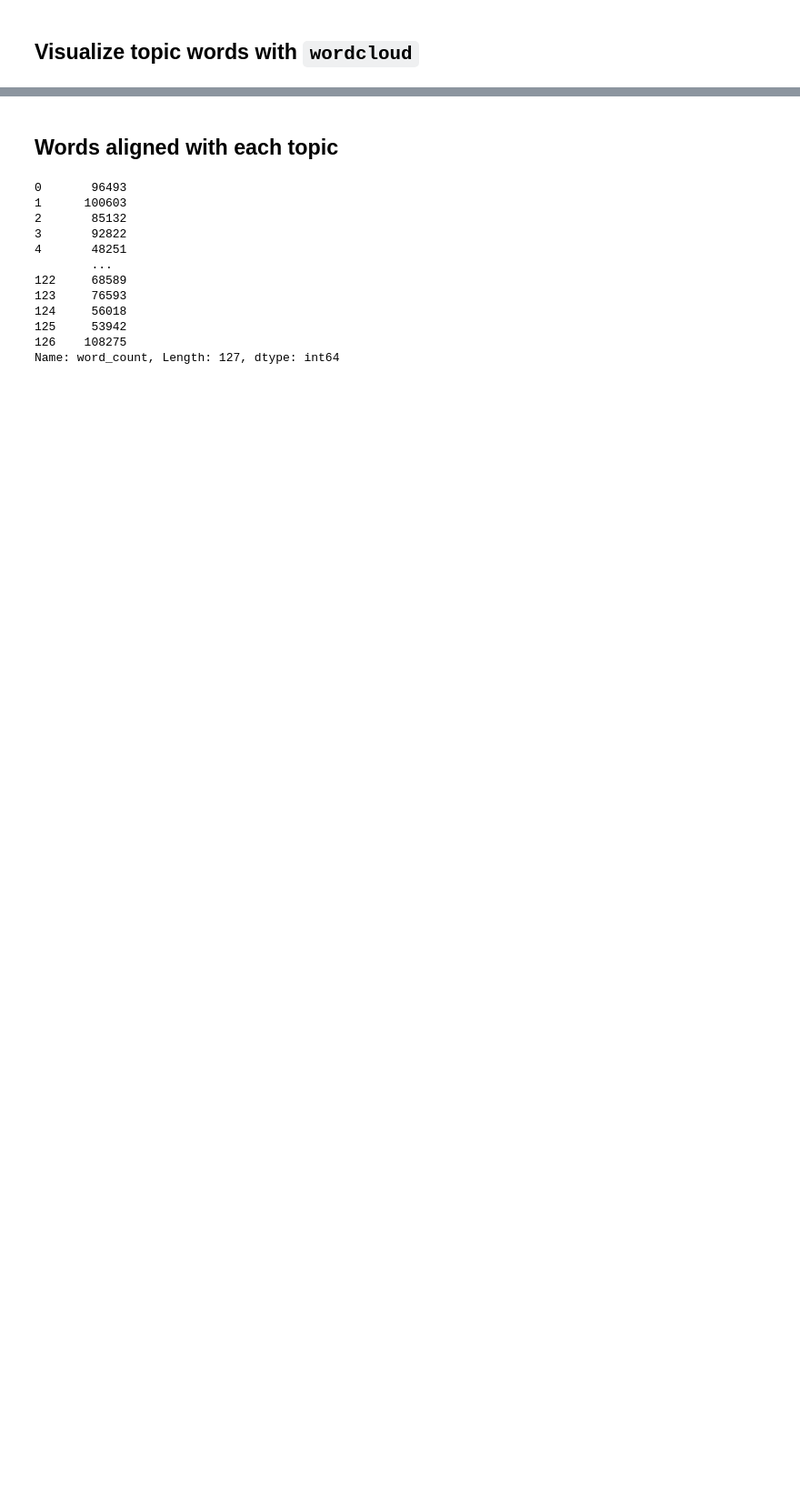
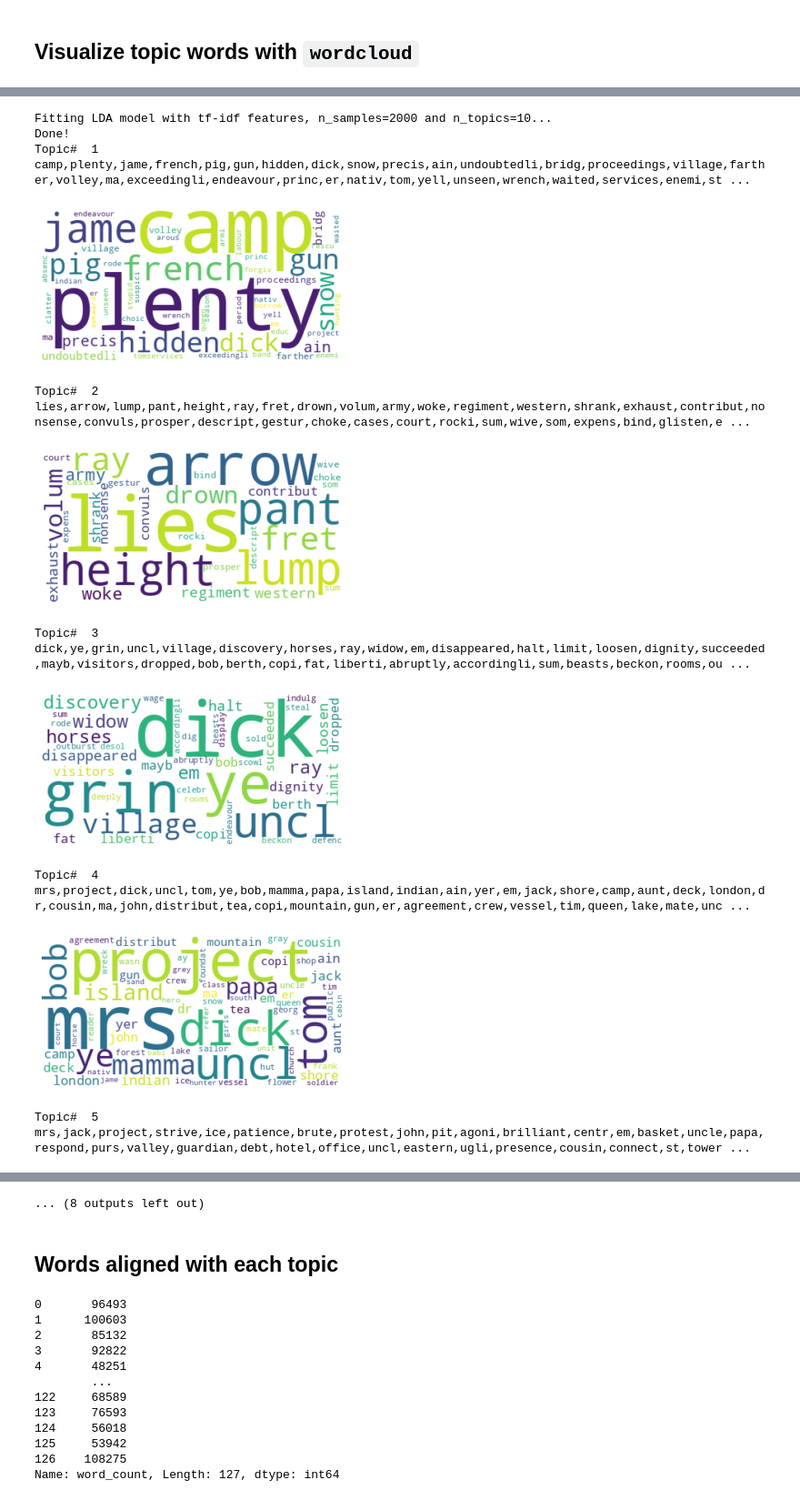
Before and after one commit to jhaber-zz/topic-models-2022, a Jupyter notebook: day-2/viz-eval-TM-SOLUTIONS.ipynb, the cells around one changed output, grey strips where cells are left out. Shown at 91% size. Saved outputs shown, nothing was run; the diff lists cells and outputs as text; code cells hidden in the pictures; blank space fills up the shorter version.

```diff
--- a/day-2/viz-eval-TM-SOLUTIONS.ipynb
+++ b/day-2/viz-eval-TM-SOLUTIONS.ipynb
@@ -46,7 +45,7 @@ print("Fitting LDA model with tf features, "
       "n_samples=%d and n_topics=%d..."
       % (n_samples, n_topics))
 
-lda = LDA(n_components=n_topics,
+tf_lda = LDA(n_components=n_topics,
           max_iter=20,
           learning_method='online',
           learning_offset=80.,
@@ -54,7 +53,7 @@ lda = LDA(n_components=n_topics,
           random_state=0)
 
 #fit the model
-lda.fit(tf_dtm)
+tf_lda.fit(tf_dtm)
 print("Done!")
 # %% [output]
 Fitting LDA model with tf features, n_samples=2000 and n_topics=4...
@@ -123,7 +124,7 @@ print("Fitting LDA model with tf-idf features, "
       "n_samples=%d and n_topics=%d..."
       % (n_samples, n_topics))
 
-lda = LDA(n_components=n_topics,
+tfidf_lda = LDA(n_components=n_topics,
           max_iter=20,
           learning_method='online',
           learning_offset=80.,
@@ -131,12 +132,12 @@ lda = LDA(n_components=n_topics,
           random_state=0)
 
 # fit the model
-lda.fit(dtm)
+tfidf_lda.fit(tfidf_dtm)
 print("Done!")
 
 # print top words per topic
 print("\nTopics in LDA model with TF-IDF features and %d topics:" % n_topics)
-print_top_words(lda, vocab, n_top_words)
+print_top_words(tfidf_lda, tfidf_vocab, n_top_words)
 # %% [output]
 Fitting LDA model with tf-idf features, n_samples=2000 and n_topics=4...
 Done!
@@ -156,0 +160,3 @@ project girls stir baby guilty tells divided feathers hail hidden mamma clap gra
+# %%
+from nltk.stem import PorterStemmer
+ps = PorterStemmer()
@@ -204,0 +293,45 @@ project,girls,stir,baby,guilty,tells,divided,feathers,hail,hidden,mamma,clap,gra
+# %%
+# solution
+
+# This assumes we already have dtm_stemmed and vocab_stemmed (see code above)
+
+n_samples = 2000
+n_topics = 10
+
+print("Fitting LDA model with tf-idf features, "
+      "n_samples=%d and n_topics=%d..."
+      % (n_samples, n_topics))
+
+#define the lda function, with desired options
+#Check the documentation, linked above, to look through the options
+tfidf_lda_stemmed = LDA(n_components=n_topics,
+                  max_iter=20,
+                  learning_method='online',
+                  learning_offset=80.,
+                  total_samples=n_samples,
+                  random_state=0)
+
+#fit the model
+tfidf_lda_stemmed.fit(tfidf_dtm_stemmed)
+print("Done!")
+
+cloud_size_terms = 75
+
+display_wordcloud(tfidf_lda_stemmed, tfidf_vocab_stemmed, cloud_size_terms)
+# %% [output]
+Fitting LDA model with tf-idf features, n_samples=2000 and n_topics=10...
+Done!
+Topic#  1
+camp,plenty,jame,french,pig,gun,hidden,dick,snow,precis,ain,undoubtedli,bridg,proceedings,village,farther,volley,ma,exceedingli,endeavour,princ,er,nativ,tom,yell,unseen,wrench,waited,services,enemi,st ...
+[figure, added]
+Topic#  2
+lies,arrow,lump,pant,height,ray,fret,drown,volum,army,woke,regiment,western,shrank,exhaust,contribut,nonsense,convuls,prosper,descript,gestur,choke,cases,court,rocki,sum,wive,som,expens,bind,glisten,e ...
+[figure, added]
+Topic#  3
+dick,ye,grin,uncl,village,discovery,horses,ray,widow,em,disappeared,halt,limit,loosen,dignity,succeeded,mayb,visitors,dropped,bob,berth,copi,fat,liberti,abruptly,accordingli,sum,beasts,beckon,rooms,ou ...
+[figure, added]
+Topic#  4
+mrs,project,dick,uncl,tom,ye,bob,mamma,papa,island,indian,ain,yer,em,jack,shore,camp,aunt,deck,london,dr,cousin,ma,john,distribut,tea,copi,mountain,gun,er,agreement,crew,vessel,tim,queen,lake,mate,unc ...
+[figure, added]
+Topic#  5
+mrs,jack,project,strive,ice,patience,brute,protest,john,pit,agoni,brilliant,centr,em,basket,uncle,papa,respond,purs,valley,guardian,debt,hotel,office,uncl,eastern,ugli,presence,cousin,connect,st,tower ...
@@ -205,3 +342,4 @@ project,girls,stir,baby,guilty,tells,divided,feathers,hail,hidden,mamma,clap,gra
+... (8 outputs left out)
 # %% [markdown]
 ## Words aligned with each topic <a id='words'></a>
 # %%
```
Also changed, not shown: parts of 32 cells of this notebook, 3 other files.
